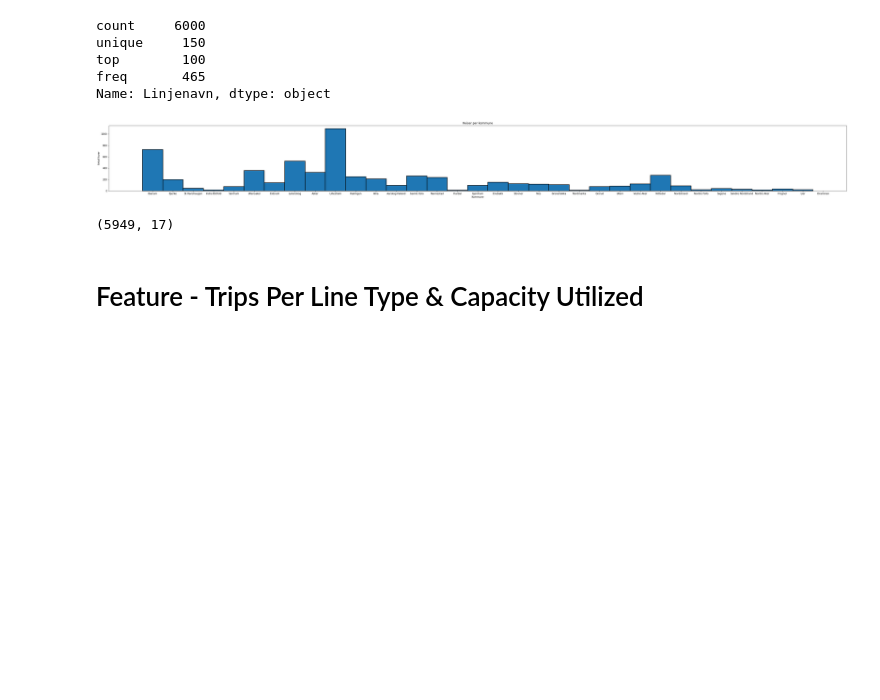
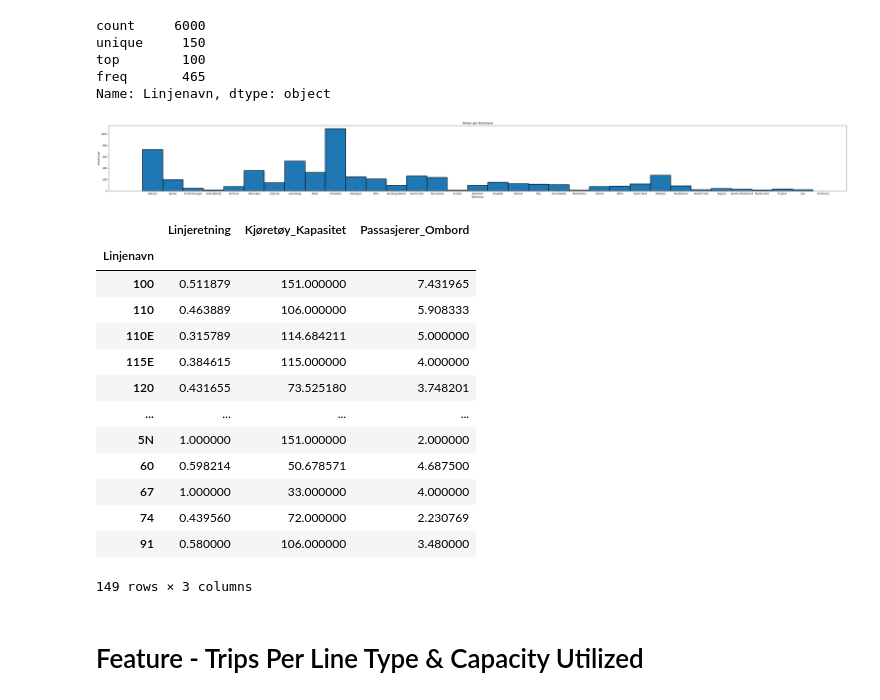
Before and after one commit to W0RMUS/Group_9, a Jupyter notebook: Group9_assignment1.ipynb, the cells around one changed output. Cells and saved outputs as stored; diff of their text form; code cells hidden in the pictures; blank space fills up the shorter version.

```diff
--- a/Group9_assignment1.ipynb
+++ b/Group9_assignment1.ipynb
@@ -64,15 +64,30 @@ plt.show()
 # %%
 #Data Cleaning.
 Ruter = panda.read_csv("Ruter_data.csv", delimiter=';', parse_dates = ["Dato","Tidspunkt_Faktisk_Ankomst_Holdeplass_Fra","Tidspunkt_Faktisk_Avgang_Holdeplass_Fra","Tidspunkt_Planlagt_Ankomst_Holdeplass_Fra","Tidspunkt_Planlagt_Avgang_Holdeplass_Fra"])
 #Ruter.head()
 r1 = Ruter[Ruter.Tidspunkt_Faktisk_Ankomst_Holdeplass_Fra != ":"]
 r2 = r1[r1.Tidspunkt_Faktisk_Avgang_Holdeplass_Fra != ":"]
 r3 = r2[r2.Tidspunkt_Planlagt_Ankomst_Holdeplass_Fra != ":"]
 ruter = r3[r3.Tidspunkt_Planlagt_Avgang_Holdeplass_Fra != ":"]
 #routes with all valid date and time?
 ruter.shape
+bus = ruter.groupby("Linjenavn")
+bus.mean()
 # %% [output]
+|  | Linjeretning | Kjøretøy_Kapasitet | Passasjerer_Ombord |
+| Linjenavn |  |  |  |
+| 100 | 0.511879 | 151.000000 | 7.431965 |
+| 110 | 0.463889 | 106.000000 | 5.908333 |
+| 110E | 0.315789 | 114.684211 | 5.000000 |
+| 115E | 0.384615 | 115.000000 | 4.000000 |
+| 120 | 0.431655 | 73.525180 | 3.748201 |
+| ... | ... | ... | ... |
+| 5N | 1.000000 | 151.000000 | 2.000000 |
+| 60 | 0.598214 | 50.678571 | 4.687500 |
+| 67 | 1.000000 | 33.000000 | 4.000000 |
+| 74 | 0.439560 | 72.000000 | 2.230769 |
+| 91 | 0.580000 | 106.000000 | 3.480000 |
-(5949, 17)
+149 rows × 3 columns
 # %% [markdown]
 # Feature - Trips Per Line Type & Capacity Utilized
 # %%
```
